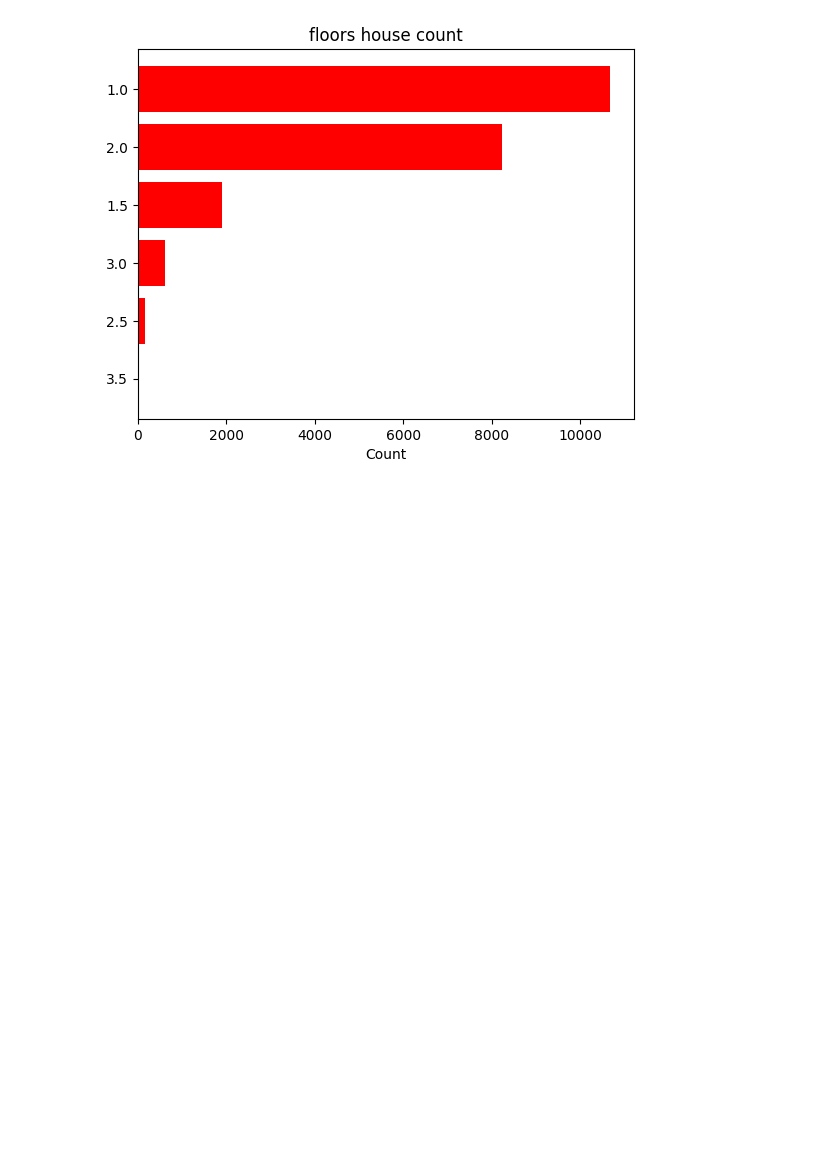
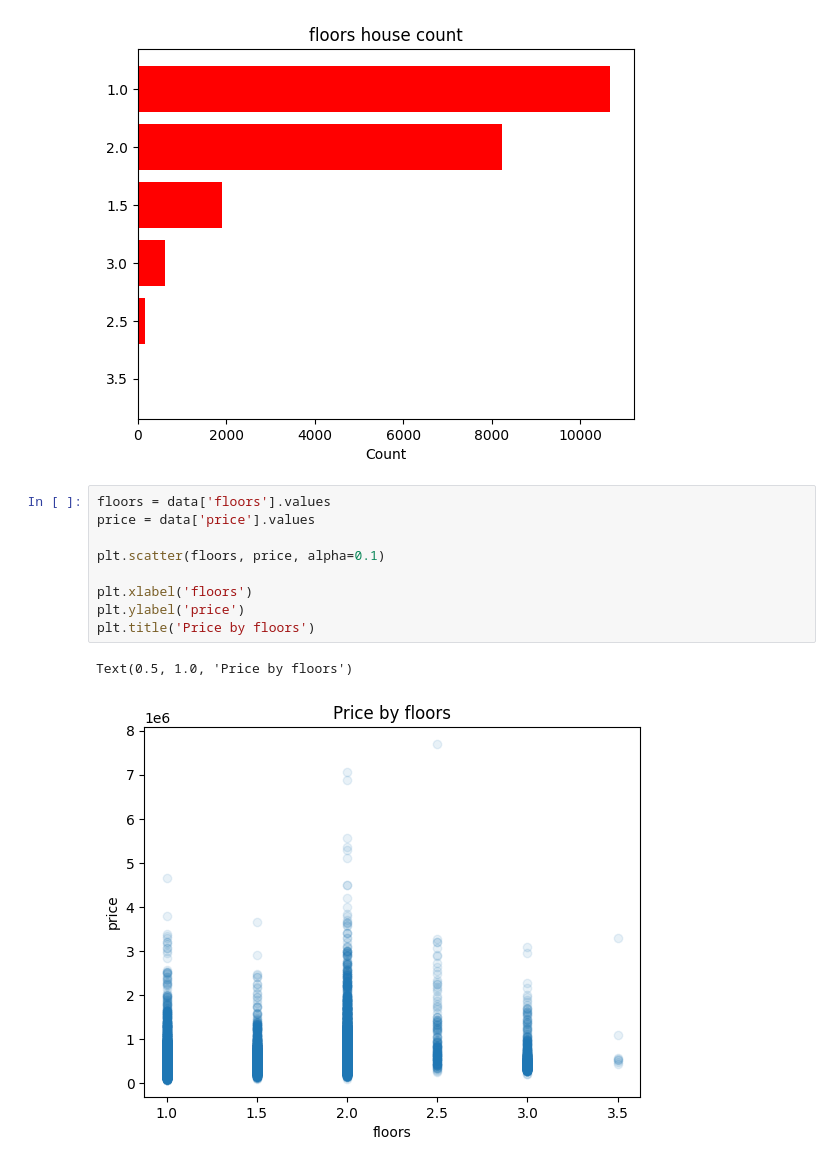
Before and after one commit to AlexHudnev/data_analysis, a Jupyter notebook: data_analysis.ipynb, the cells around one changed output. Cells and saved outputs as stored; diff of their text form; blank space fills up the shorter version.

```diff
--- a/data_analysis.ipynb
+++ b/data_analysis.ipynb
@@ -97,3 +97,15 @@ ax.set_title('floors house count')
 plt.show()
 # %% [output]
 [figure]
+# %%
+floors = data['floors'].values
+price = data['price'].values
+
+plt.scatter(floors, price, alpha=0.1)
+
+plt.xlabel('floors')
+plt.ylabel('price')
+plt.title('Price by floors')
+# %% [output]
+Text(0.5, 1.0, 'Price by floors')
+[figure, added]
```
Also changed, not shown: parts of 61 cells of this notebook.
